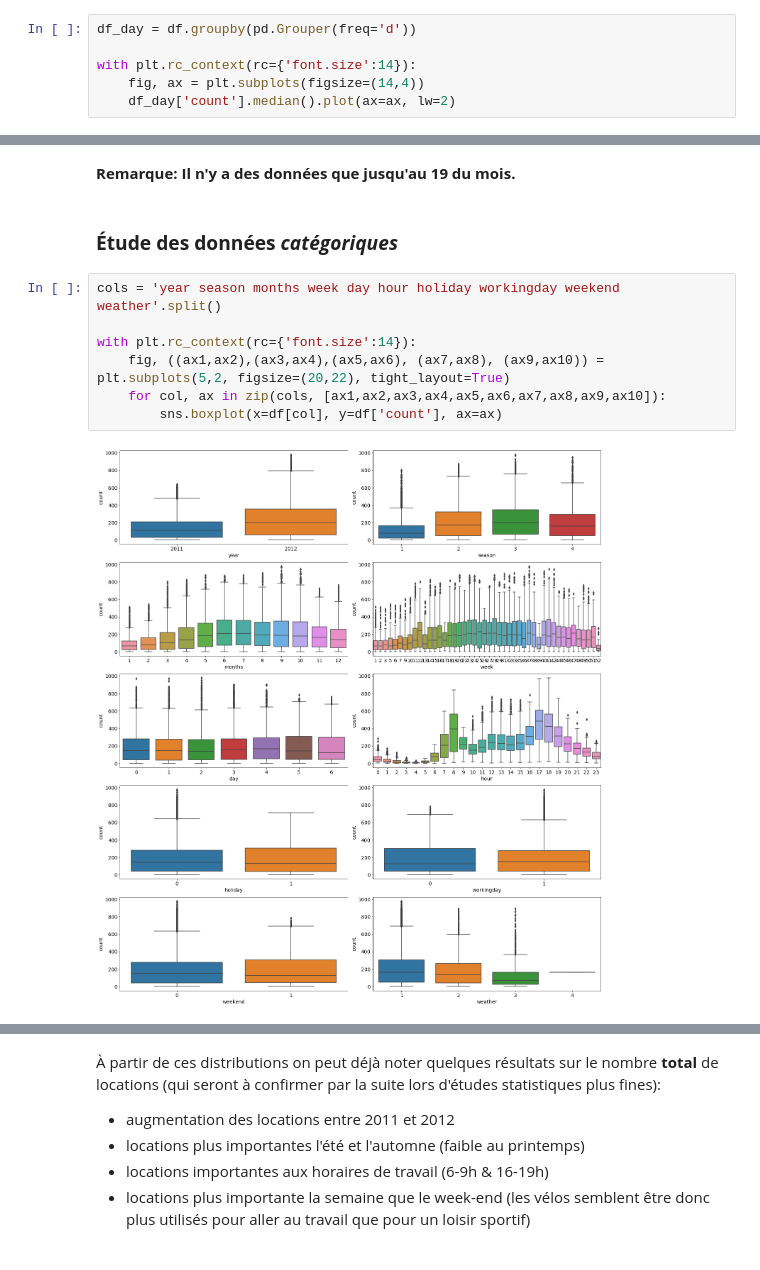
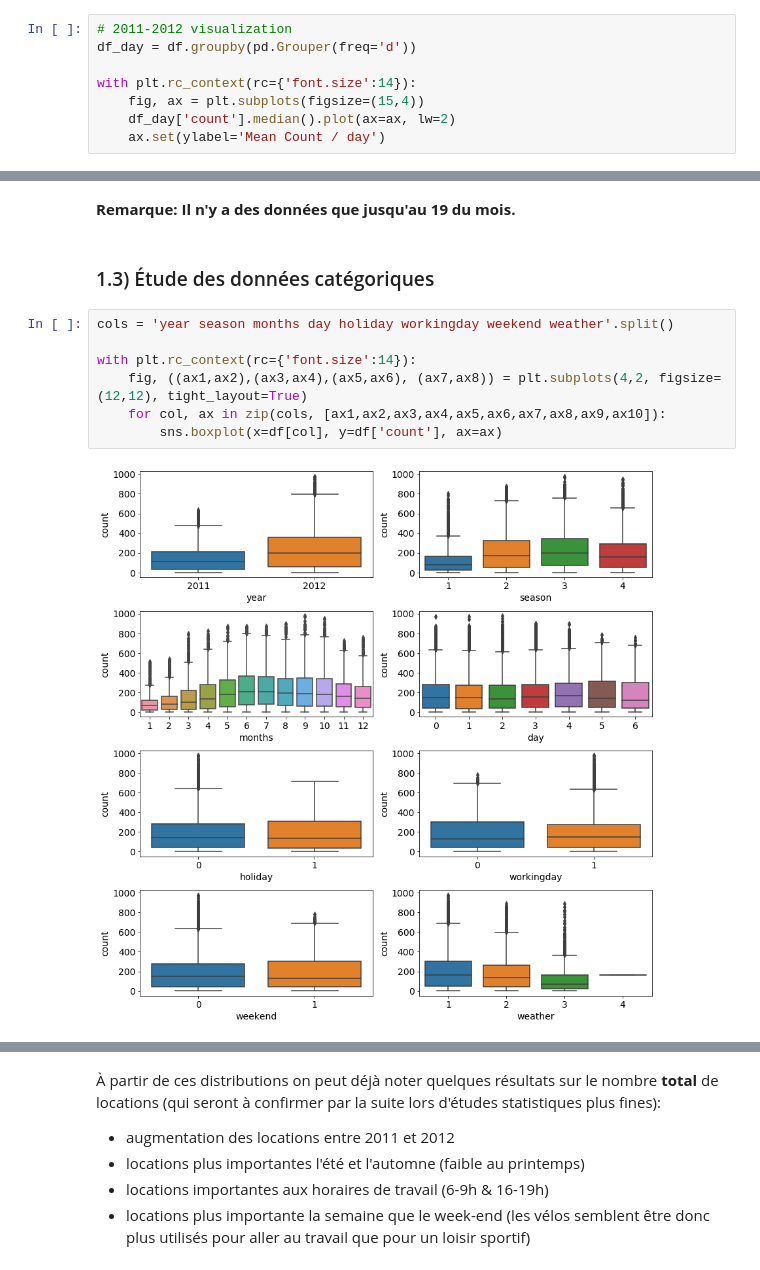
Before and after one commit to outinim/house_prices, a Jupyter notebook: bike_hours/predictions.ipynb, the cells around one changed output, grey strips where cells are left out. Drawn from its saved outputs; the diff is of its cells as text.

```diff
--- a/bike_hours/predictions.ipynb
+++ b/bike_hours/predictions.ipynb
@@ -168,9 +184,11 @@ df.describe()
 | 75% | 4.00 | 0.00 | 1.00 | 2.00 | 26.24 | 31.06 | 77.00 | 17.00 | 49.00 | 222.00 | ... |
 | max | 4.00 | 1.00 | 1.00 | 4.00 | 41.00 | 45.45 | 100.00 | 57.00 | 367.00 | 886.00 | ... |
 # %%
+# 2011-2012 visualization
 df_day = df.groupby(pd.Grouper(freq='d'))
 
 with plt.rc_context(rc={'font.size':14}):
-    fig, ax = plt.subplots(figsize=(14,4))
+    fig, ax = plt.subplots(figsize=(15,4))
     df_day['count'].median().plot(ax=ax, lw=2)
+    ax.set(ylabel='Mean Count / day')
 # %% [output]
@@ -194,13 +212,13 @@ DatetimeIndex(['2011-01-01 00:00:00', '2011-01-02 00:00:00',
 # %% [markdown]
 **Remarque: Il n'y a des données que jusqu'au 19 du mois.**
 # %% [markdown]
-### **Étude des données *catégoriques***
+### 1.3) Étude des données catégoriques
 # %%
-cols = 'year season months week day hour holiday workingday weekend  weather'.split()
+cols = 'year season months day holiday workingday weekend weather'.split()
 
 with plt.rc_context(rc={'font.size':14}):
-    fig, ((ax1,ax2),(ax3,ax4),(ax5,ax6), (ax7,ax8), (ax9,ax10)) = plt.subplots(5,2, figsize=(20,22), tight_layout=True)
+    fig, ((ax1,ax2),(ax3,ax4),(ax5,ax6), (ax7,ax8)) = plt.subplots(4,2, figsize=(12,12), tight_layout=True)
     for col, ax in zip(cols, [ax1,ax2,ax3,ax4,ax5,ax6,ax7,ax8,ax9,ax10]):
         sns.boxplot(x=df[col], y=df['count'], ax=ax)
 # %% [output]
-[figure, old version]
+[figure, new version]
```
Also changed, not shown: parts of 53 cells of this notebook.
